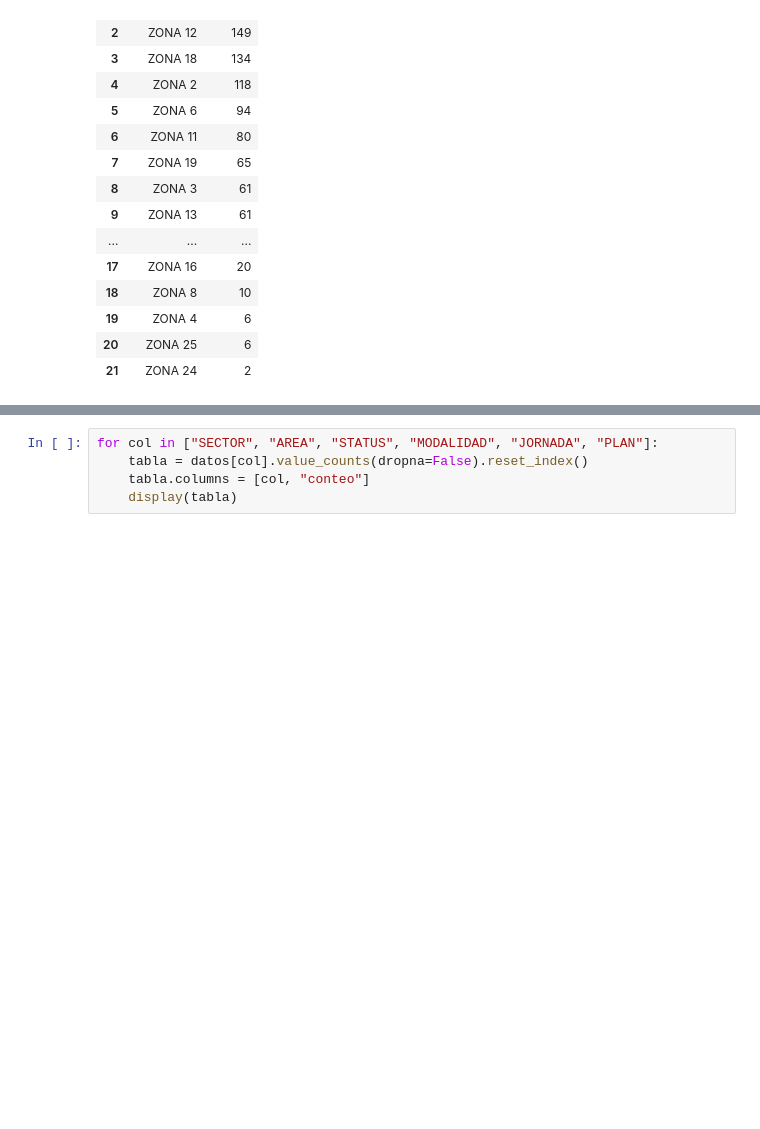
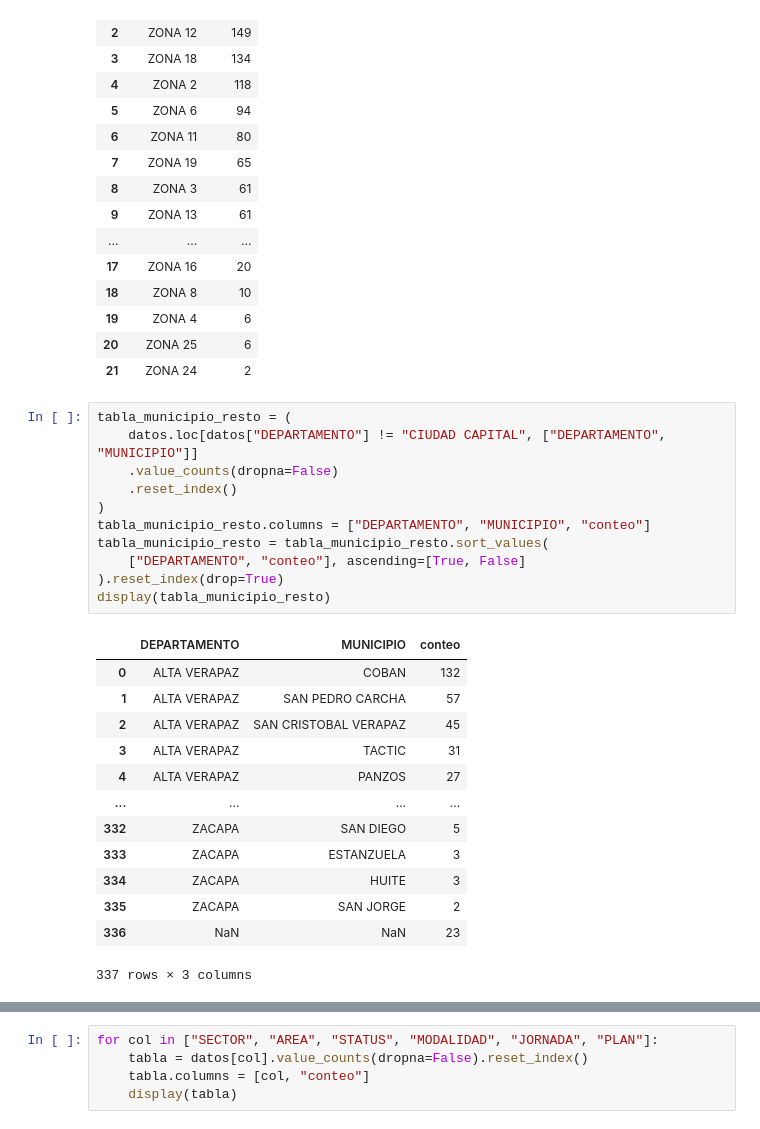
Before and after one commit to Dulce2004/CC3084-Proyecto1, a Jupyter notebook: notebooks/01_diagnostico_inicial.ipynb, the cells around one changed output, grey strips where cells are left out. Drawn from its saved outputs; the diff is of its cells as text; blank space fills up the shorter version.

```diff
--- a/notebooks/01_diagnostico_inicial.ipynb
+++ b/notebooks/01_diagnostico_inicial.ipynb
@@ -255,3 +255,28 @@ display(tabla_municipio_capital)
 | 19 | ZONA 4 | 6 |
 | 20 | ZONA 25 | 6 |
 | 21 | ZONA 24 | 2 |
+# %%
+tabla_municipio_resto = (
+    datos.loc[datos["DEPARTAMENTO"] != "CIUDAD CAPITAL", ["DEPARTAMENTO", "MUNICIPIO"]]
+    .value_counts(dropna=False)
+    .reset_index()
+)
+tabla_municipio_resto.columns = ["DEPARTAMENTO", "MUNICIPIO", "conteo"]
+tabla_municipio_resto = tabla_municipio_resto.sort_values(
+    ["DEPARTAMENTO", "conteo"], ascending=[True, False]
+).reset_index(drop=True)
+display(tabla_municipio_resto)
+# %% [output]
+|  | DEPARTAMENTO | MUNICIPIO | conteo |
+| 0 | ALTA VERAPAZ | COBAN | 132 |
+| 1 | ALTA VERAPAZ | SAN PEDRO CARCHA | 57 |
+| 2 | ALTA VERAPAZ | SAN CRISTOBAL VERAPAZ | 45 |
+| 3 | ALTA VERAPAZ | TACTIC | 31 |
+| 4 | ALTA VERAPAZ | PANZOS | 27 |
+| ... | ... | ... | ... |
+| 332 | ZACAPA | SAN DIEGO | 5 |
+| 333 | ZACAPA | ESTANZUELA | 3 |
+| 334 | ZACAPA | HUITE | 3 |
+| 335 | ZACAPA | SAN JORGE | 2 |
+| 336 | NaN | NaN | 23 |
+337 rows × 3 columns
```
Also changed, not shown: parts of 3 cells of this notebook.
